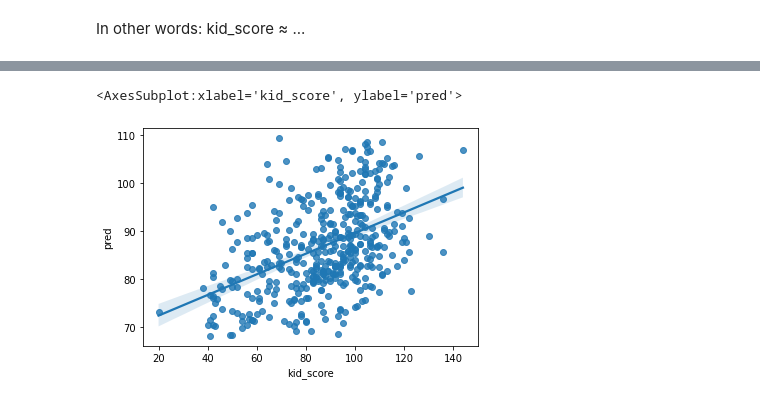
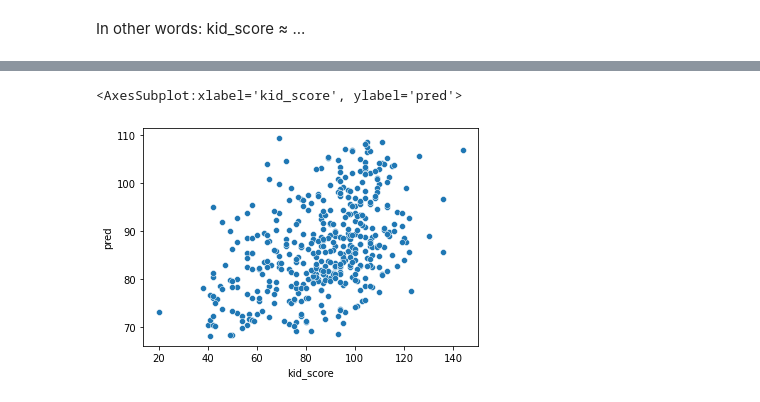
Before and after one commit to vvseva/DS_DAPS, a Jupyter notebook: 1-lab/summarization.ipynb, the cells around one changed output, grey strips where cells are left out. Drawn from its saved outputs; the diff is of its cells as text; code cells hidden in the pictures.

```diff
--- a/1-lab/summarization.ipynb
+++ b/1-lab/summarization.ipynb
@@ -375,5 +332,5 @@ output
 # %%
-sns.regplot(x = 'kid_score', y = 'pred', data = output)
+sns.scatterplot(x = 'kid_score', y = 'pred', data = output)
 # %% [output]
 <AxesSubplot:xlabel='kid_score', ylabel='pred'>
-[figure, old version]
+[figure, new version]
```
Also changed, not shown: parts of 4 cells of this notebook.
